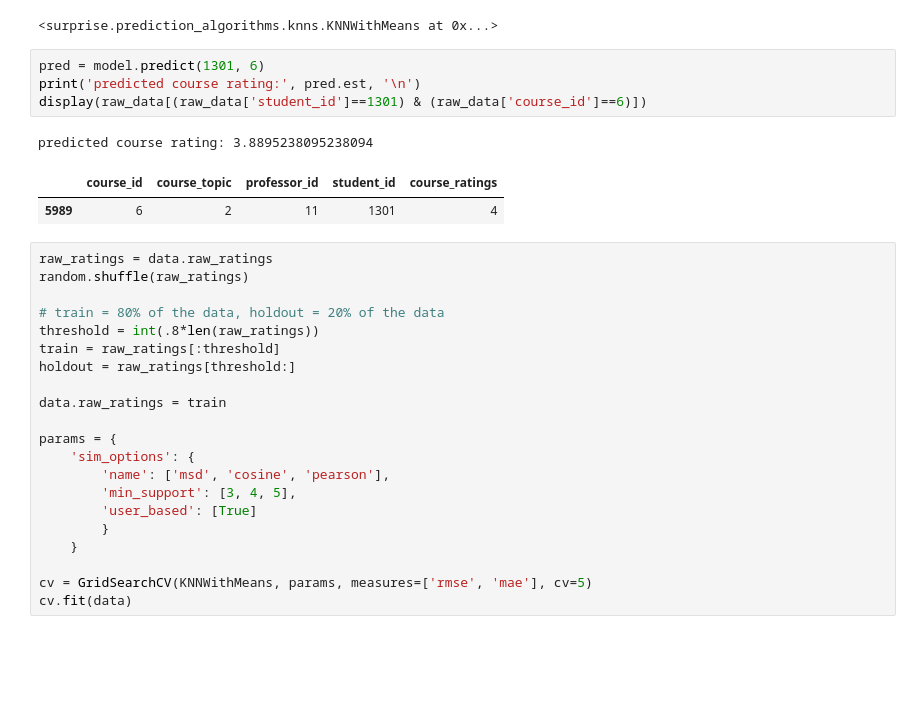
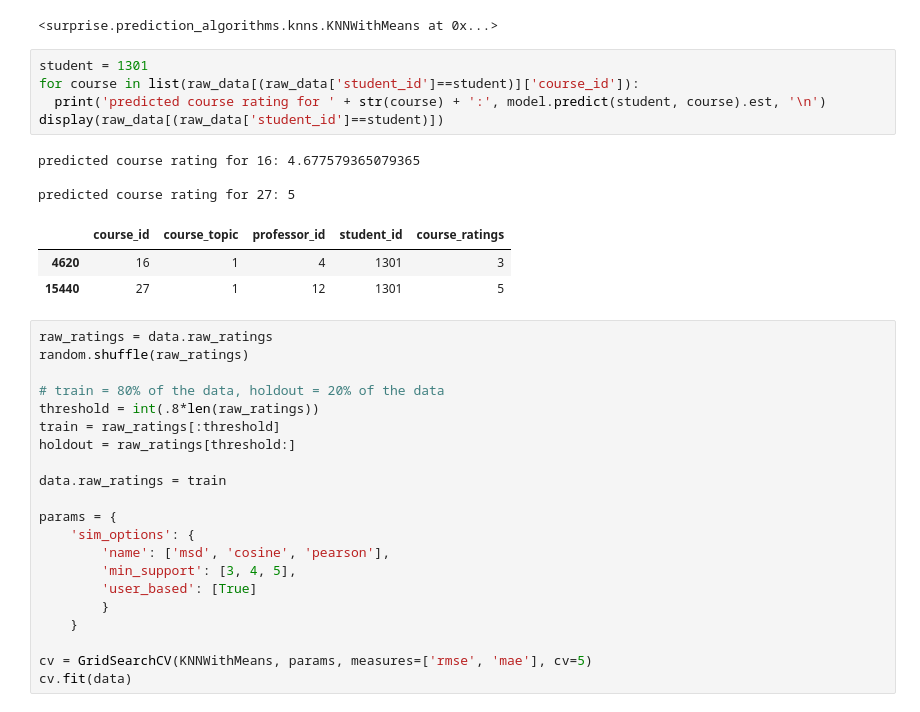
Before and after one commit to Chengalex96/MIE1624-GroupProject, a Jupyter notebook: Part3_RecommenderSystem/MIE1624_RS.ipynb, the cells around one changed output. Saved outputs shown, nothing was run; the diff lists cells and outputs as text; blank space fills up the shorter version.

```diff
--- a/Part3_RecommenderSystem/MIE1624_RS.ipynb
+++ b/Part3_RecommenderSystem/MIE1624_RS.ipynb
@@ -156,14 +164,18 @@ model.fit(trainset)
 Computing the cosine similarity matrix...
 Done computing similarity matrix.
 <surprise.prediction_algorithms.knns.KNNWithMeans at 0x...>
-# %%
-pred = model.predict(1301, 6)
-print('predicted course rating:', pred.est, '\n')
-display(raw_data[(raw_data['student_id']==1301) & (raw_data['course_id']==6)])
-# %% [output]
-predicted course rating: 3.8895238095238094
-|  | course_id | course_topic | professor_id | student_id | course_ratings |
-| 5989 | 6 | 2 | 11 | 1301 | 4 |
+# %%
+student = 1301
+for course in list(raw_data[(raw_data['student_id']==student)]['course_id']):
+  print('predicted course rating for ' + str(course) + ':', model.predict(student, course).est, '\n')
+display(raw_data[(raw_data['student_id']==student)])
+# %% [output]
+predicted course rating for 16: 4.677579365079365
+
+predicted course rating for 27: 5
+|  | course_id | course_topic | professor_id | student_id | course_ratings |
+| 4620 | 16 | 1 | 4 | 1301 | 3 |
+| 15440 | 27 | 1 | 12 | 1301 | 5 |
 # %%
 raw_ratings = data.raw_ratings
 random.shuffle(raw_ratings)
```
Also changed, not shown: parts of 15 cells of this notebook.
